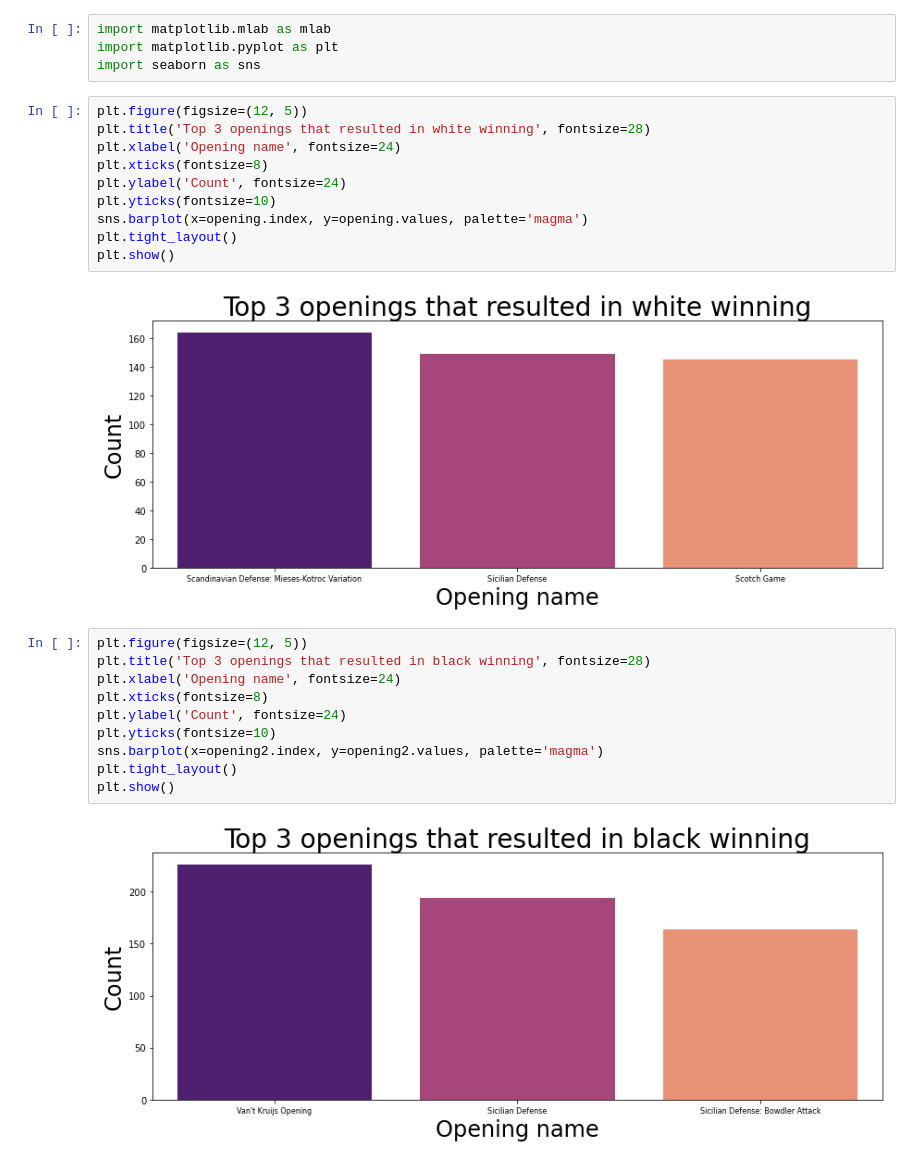
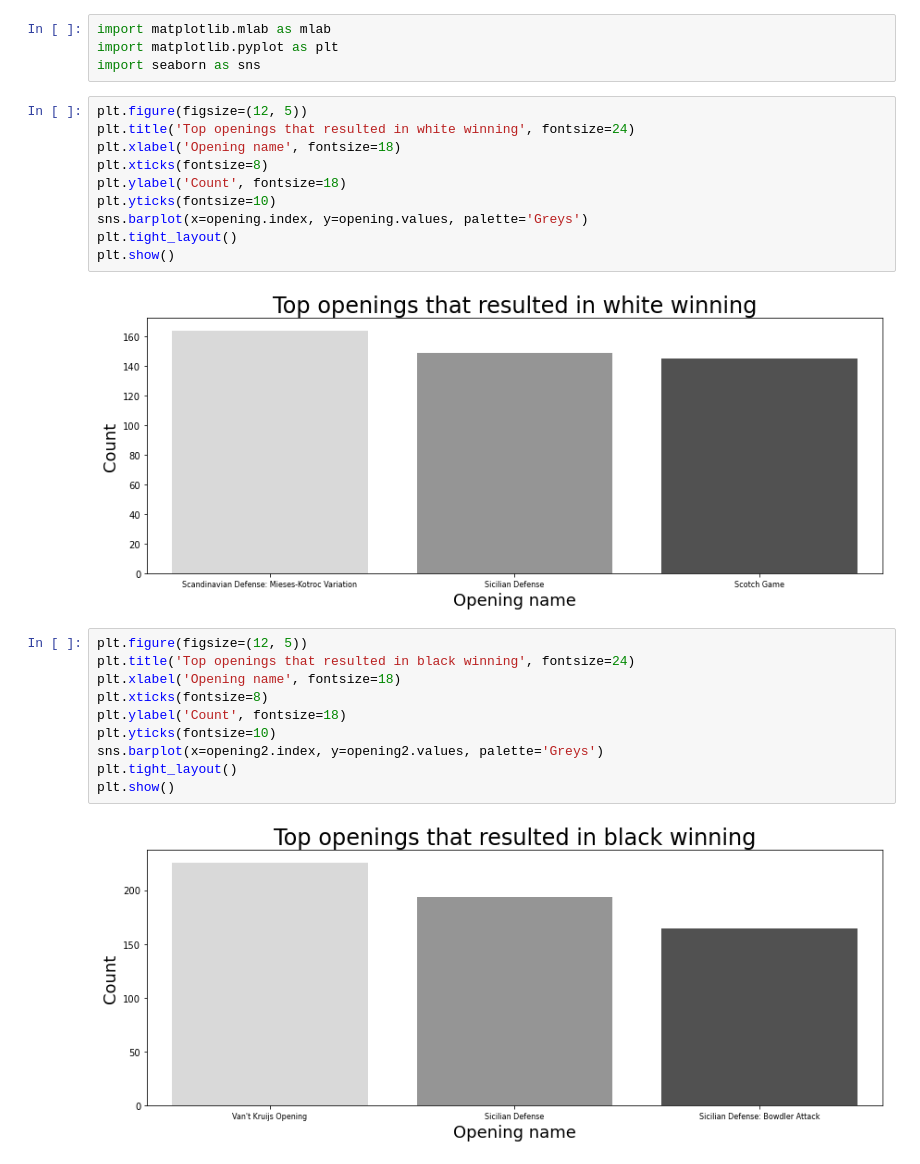
Before and after one commit to KellyJoMc/Kelly-McKinney-Final-Project, a Jupyter notebook: Analysis of opening moves and winner (to create visuals).ipynb, the cells around one changed output. Drawn from its saved outputs; the diff is of its cells as text.

```diff
--- a/Analysis of opening moves and winner (to create visuals).ipynb
+++ b/Analysis of opening moves and winner (to create visuals).ipynb
@@ -49,28 +70,28 @@ import matplotlib.pyplot as plt
 import seaborn as sns
 # %%
 plt.figure(figsize=(12, 5))
-plt.title('Top 3 openings that resulted in white winning', fontsize=28)
-plt.xlabel('Opening name', fontsize=24)
+plt.title('Top openings that resulted in white winning', fontsize=24)
+plt.xlabel('Opening name', fontsize=18)
 plt.xticks(fontsize=8)
-plt.ylabel('Count', fontsize=24)
+plt.ylabel('Count', fontsize=18)
 plt.yticks(fontsize=10)
-sns.barplot(x=opening.index, y=opening.values, palette='magma')
+sns.barplot(x=opening.index, y=opening.values, palette='Greys')
 plt.tight_layout()
 plt.show()
 # %% [output]
-[figure, old version]
+[figure, new version]
 # %%
 plt.figure(figsize=(12, 5))
-plt.title('Top 3 openings that resulted in black winning', fontsize=28)
-plt.xlabel('Opening name', fontsize=24)
+plt.title('Top openings that resulted in black winning', fontsize=24)
+plt.xlabel('Opening name', fontsize=18)
 plt.xticks(fontsize=8)
-plt.ylabel('Count', fontsize=24)
+plt.ylabel('Count', fontsize=18)
 plt.yticks(fontsize=10)
-sns.barplot(x=opening2.index, y=opening2.values, palette='magma')
+sns.barplot(x=opening2.index, y=opening2.values, palette='Greys')
 plt.tight_layout()
 plt.show()
 # %% [output]
-[figure, old version]
+[figure, new version]
 # %%
 plt.figure(figsize=(12, 5))
 plt.title('Top 3 openings that resulted in a draw', fontsize=28)
```
Also changed, not shown: parts of 5 cells of this notebook.
